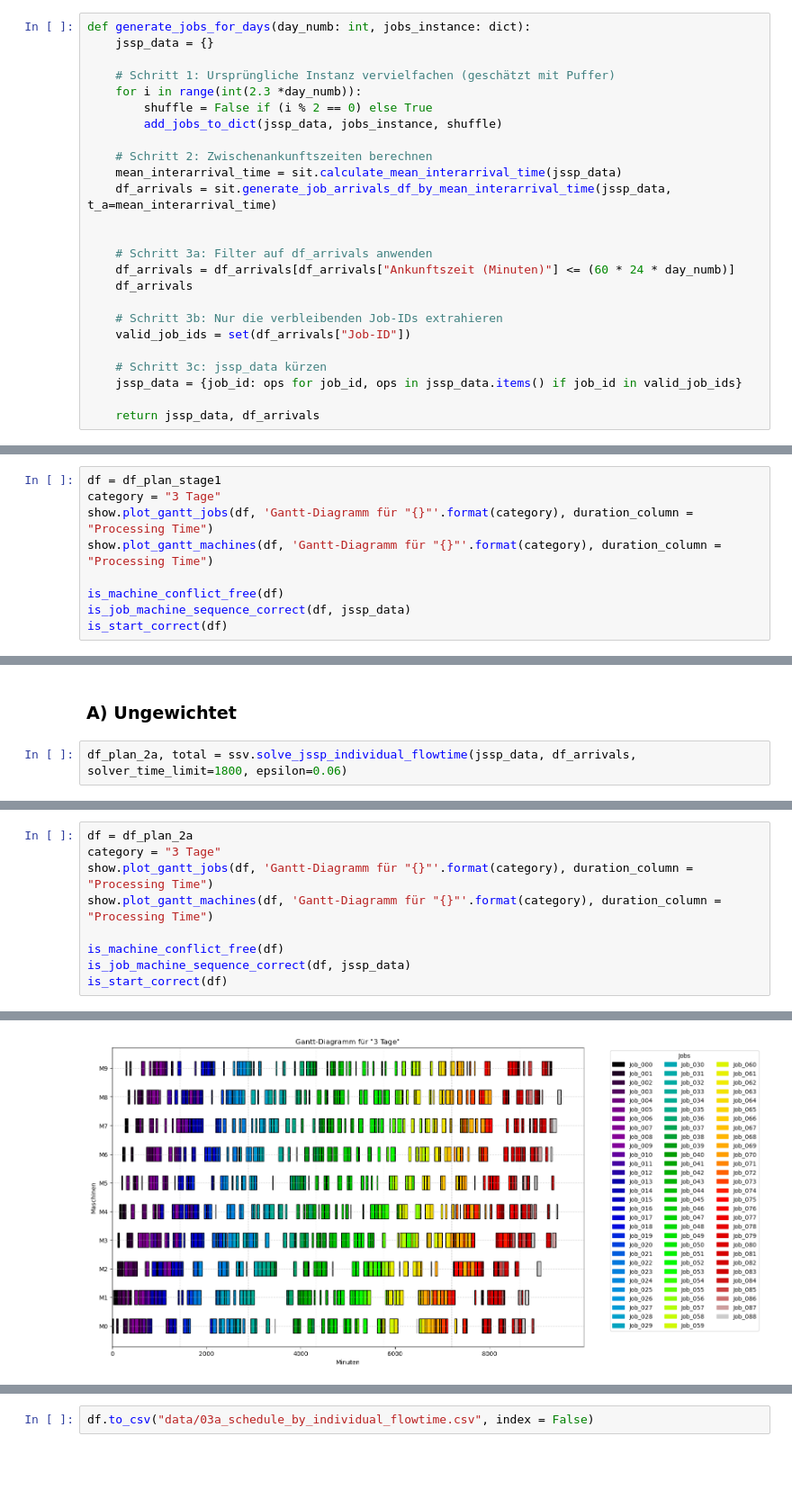
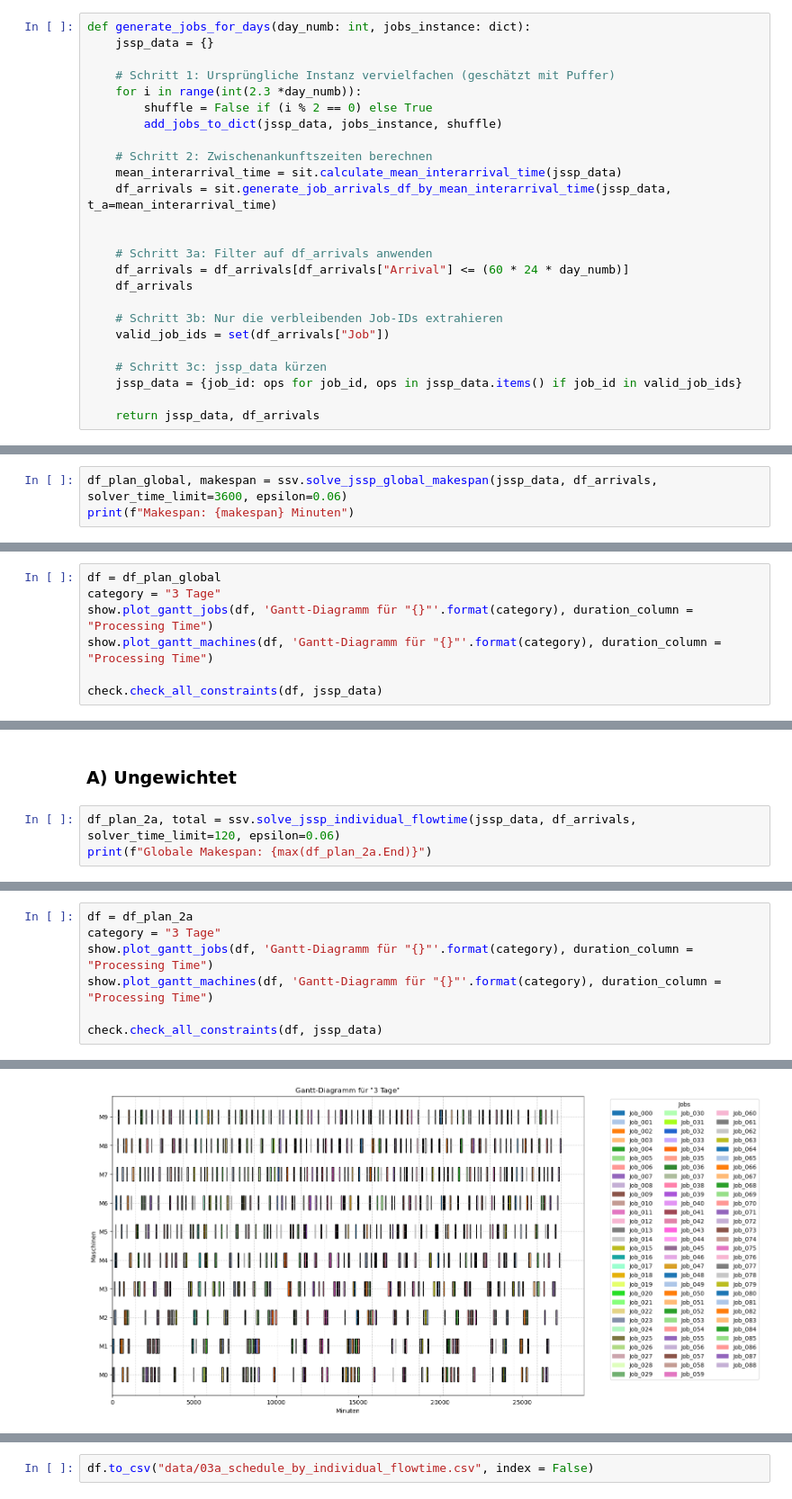
Before and after one commit to konrad-adamski/HTWD_JSSP, a Jupyter notebook: 01_Mai/03_longterm Scheduling.ipynb, the cells around one changed output, grey strips where cells are left out. Shown: that part at 90% size. Saved outputs shown, nothing was run; the diff lists cells and outputs as text; blank space fills up the shorter version.

```diff
--- a/01_Mai/03_longterm Scheduling.ipynb
+++ b/01_Mai/03_longterm Scheduling.ipynb
@@ -66,11 +62,11 @@ def generate_jobs_for_days(day_numb: int, jobs_instance: dict):
 
 
     # Schritt 3a: Filter auf df_arrivals anwenden
-    df_arrivals = df_arrivals[df_arrivals["Ankunftszeit (Minuten)"] <= (60 * 24 * day_numb)]
+    df_arrivals = df_arrivals[df_arrivals["Arrival"] <= (60 * 24 * day_numb)]
     df_arrivals
 
     # Schritt 3b: Nur die verbleibenden Job-IDs extrahieren
-    valid_job_ids = set(df_arrivals["Job-ID"])
+    valid_job_ids = set(df_arrivals["Job"])
 
     # Schritt 3c: jssp_data kürzen
     jssp_data = {job_id: ops for job_id, ops in jssp_data.items() if job_id in valid_job_ids}
@@ -139,0 +117,3 @@ Writing the solution to /var/folders/88/5n59t5yx3095jhz9lldbm0kr0000gn/T/95438ab
+# %%
+df_plan_global, makespan = ssv.solve_jssp_global_makespan(jssp_data, df_arrivals, solver_time_limit=3600, epsilon=0.06)
+print(f"Makespan: {makespan} Minuten")
@@ -140,10 +122,8 @@ Writing the solution to /var/folders/88/5n59t5yx3095jhz9lldbm0kr0000gn/T/95438ab
 # %%
-df = df_plan_stage1
+df = df_plan_global
 category = "3 Tage"
 show.plot_gantt_jobs(df, 'Gantt-Diagramm für "{}"'.format(category), duration_column = "Processing Time")
 show.plot_gantt_machines(df, 'Gantt-Diagramm für "{}"'.format(category), duration_column = "Processing Time")
 
-is_machine_conflict_free(df)
-is_job_machine_sequence_correct(df, jssp_data)
-is_start_correct(df)
+check.check_all_constraints(df, jssp_data)
 # %% [output]
@@ -200,5 +172,6 @@ Flowtime eines Jobs = "Ende der letzen Operation des Jobs" - "Ankunftszeit des J
 # %% [markdown]
 ### A) Ungewichtet
 # %%
-df_plan_2a, total = ssv.solve_jssp_individual_flowtime(jssp_data, df_arrivals, solver_time_limit=1800, epsilon=0.06)
+df_plan_2a, total = ssv.solve_jssp_individual_flowtime(jssp_data, df_arrivals, solver_time_limit=120, epsilon=0.06)
+print(f"Globale Makespan: {max(df_plan_2a.End)}")
 # %% [output]
@@ -225,7 +182,5 @@ category = "3 Tage"
 show.plot_gantt_jobs(df, 'Gantt-Diagramm für "{}"'.format(category), duration_column = "Processing Time")
 show.plot_gantt_machines(df, 'Gantt-Diagramm für "{}"'.format(category), duration_column = "Processing Time")
 
-is_machine_conflict_free(df)
-is_job_machine_sequence_correct(df, jssp_data)
-is_start_correct(df)
+check.check_all_constraints(df, jssp_data)
 # %% [output]
@@ -233 +188 @@ is_start_correct(df)
-[figure, old version]
+[figure, new version]
```
Also changed, not shown: parts of 25 cells of this notebook, 19 other files.
